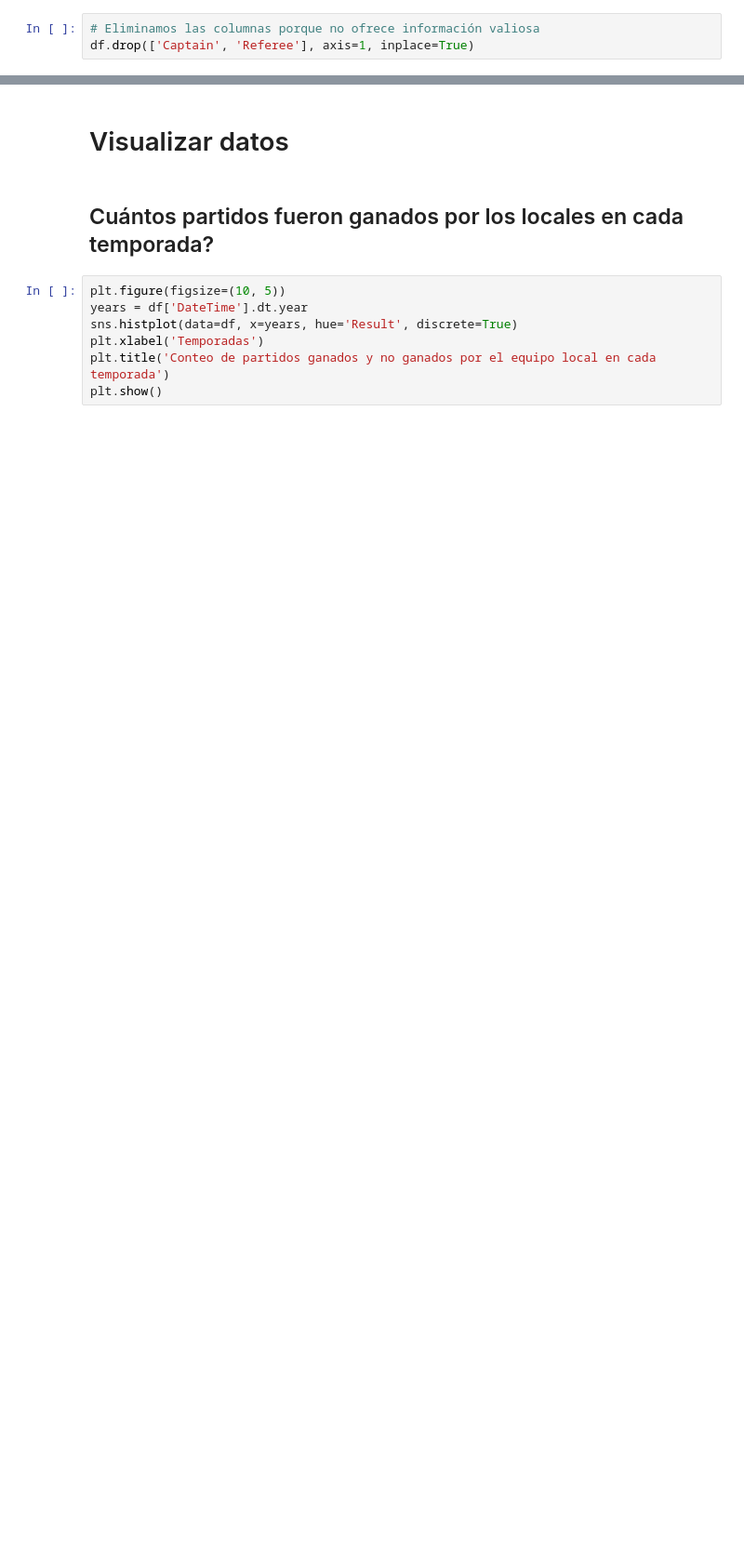
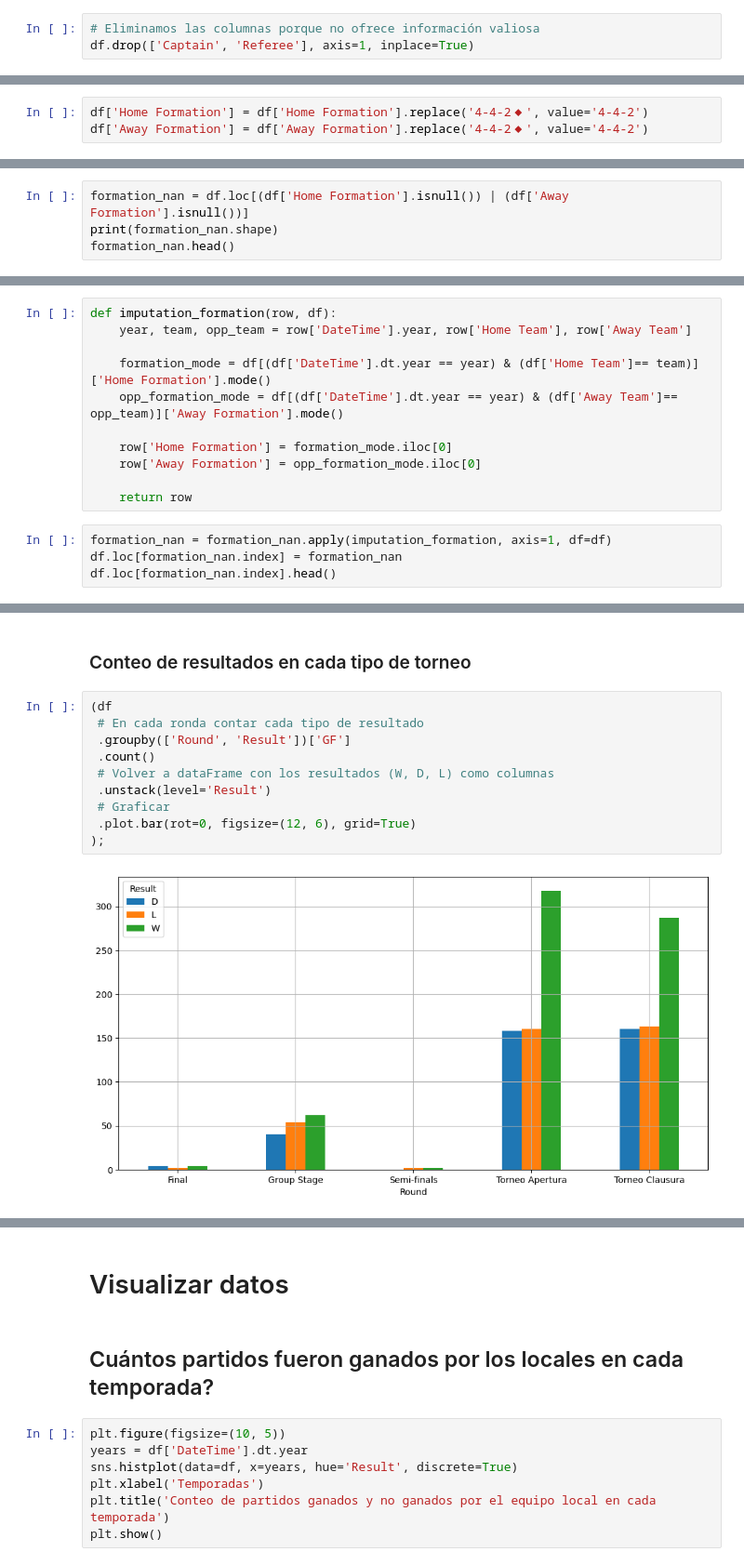
Before and after one commit to raulc03/match-prediction, a Jupyter notebook: Predict_match_winner.ipynb, the cells around one changed output, grey strips where cells are left out. Shown at 93% size. Saved outputs shown, nothing was run; the diff lists cells and outputs as text; blank space fills up the shorter version.

```diff
--- a/Predict_match_winner.ipynb
+++ b/Predict_match_winner.ipynb
@@ -557,0 +246,3 @@ df.tail()
+# %%
+df['Home Formation'] = df['Home Formation'].replace('4-4-2◆', value='4-4-2')
+df['Away Formation'] = df['Away Formation'].replace('4-4-2◆', value='4-4-2')
@@ -557,0 +251,4 @@ df.tail()
+# %%
+formation_nan = df.loc[(df['Home Formation'].isnull()) | (df['Away Formation'].isnull())]
+print(formation_nan.shape)
+formation_nan.head()
@@ -557,0 +267,15 @@ df.tail()
+# %%
+def imputation_formation(row, df):
+    year, team, opp_team = row['DateTime'].year, row['Home Team'], row['Away Team']
+
+    formation_mode = df[(df['DateTime'].dt.year == year) & (df['Home Team']== team)]['Home Formation'].mode()
+    opp_formation_mode = df[(df['DateTime'].dt.year == year) & (df['Away Team']== opp_team)]['Away Formation'].mode()
+
+    row['Home Formation'] = formation_mode.iloc[0]
+    row['Away Formation'] = opp_formation_mode.iloc[0]
+
+    return row
+# %%
+formation_nan = formation_nan.apply(imputation_formation, axis=1, df=df)
+df.loc[formation_nan.index] = formation_nan
+df.loc[formation_nan.index].head()
@@ -557,0 +296,14 @@ df.tail()
+# %% [markdown]
+### Conteo de resultados en cada tipo de torneo
+# %%
+(df
+ # En cada ronda contar cada tipo de resultado
+ .groupby(['Round', 'Result'])['GF']
+ .count()
+ # Volver a dataFrame con los resultados (W, D, L) como columnas
+ .unstack(level='Result')
+ # Graficar
+ .plot.bar(rot=0, figsize=(12, 6), grid=True)
+);
+# %% [output]
+[figure, added]
```
Also changed, not shown: parts of 178 cells of this notebook, 2 other files.
